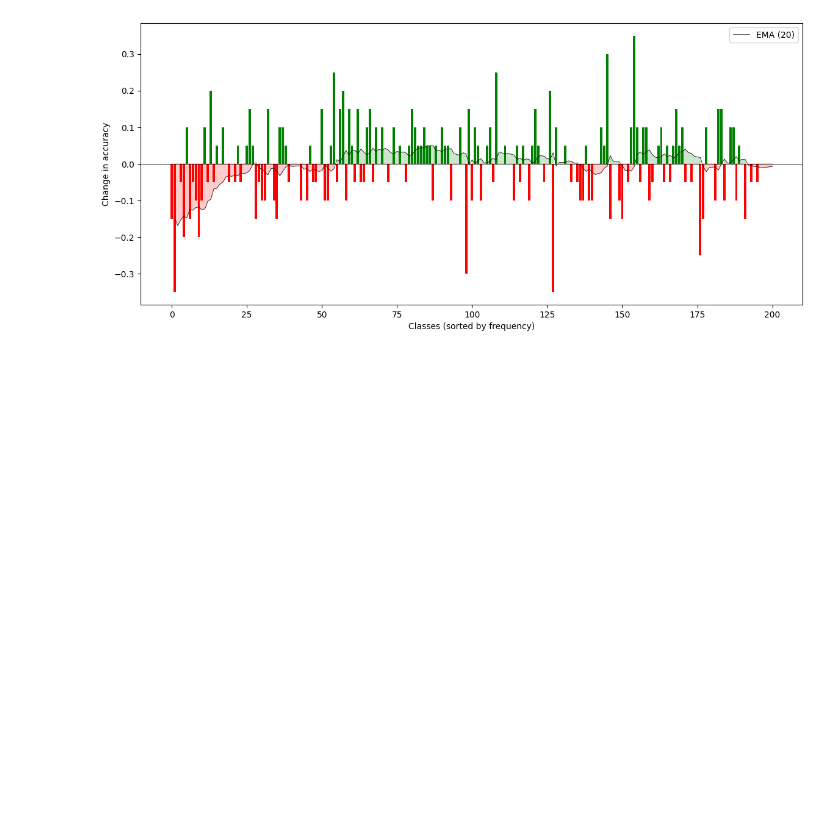
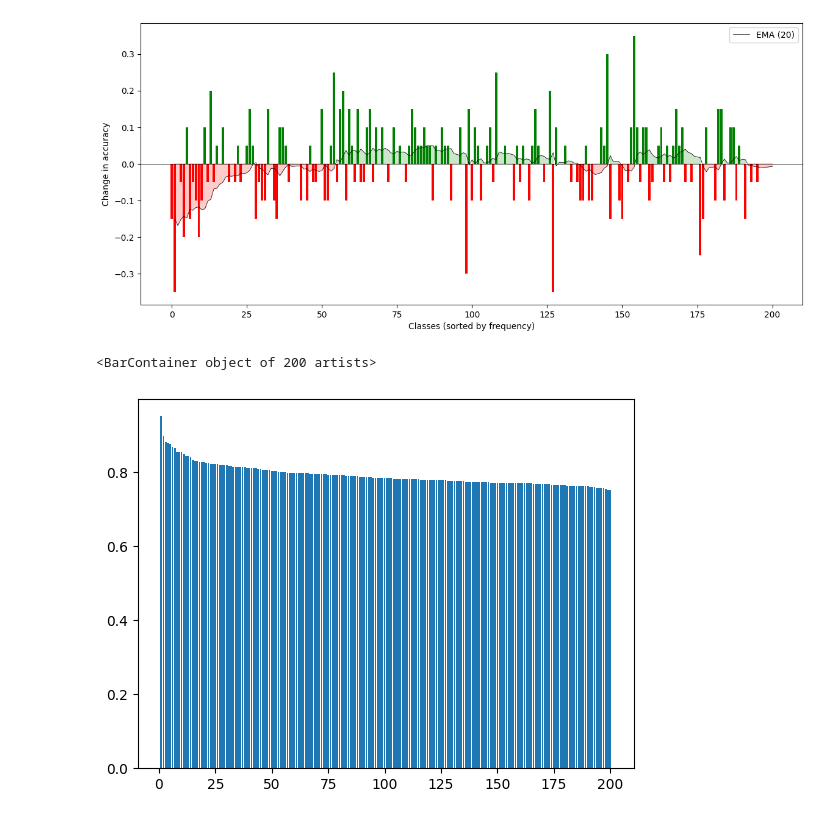
Before and after one commit to Self-Supervised-Learning-CS685/ssl-evaluation, a Jupyter notebook: create_graphs.ipynb, the cells around one changed output. Drawn from its saved outputs; the diff is of its cells as text; code cells hidden in the pictures; blank space fills up the shorter version.

Commit message:
Add threshold visualisation

```diff
--- a/create_graphs.ipynb
+++ b/create_graphs.ipynb
@@ -231,3 +231,35 @@ plt.legend()
 plt.show()
 # %% [output]
 [figure]
+# %%
+thresholds_per_class = [0.7667, 0.7889, 0.7944, 0.7611, 0.7583, 0.7972, 0.8056, 0.7694, 0.7806,
+        0.8139, 0.7639, 0.8194, 0.7694, 0.7694, 0.7972, 0.7667, 0.8278, 0.7806,
+        0.7583, 0.8528, 0.7750, 0.8333, 0.7778, 0.7806, 0.7917, 0.8972, 0.8056,
+        0.8778, 0.7694, 0.8139, 0.7694, 0.8528, 0.7611, 0.7833, 0.7944, 0.7972,
+        0.8194, 0.7722, 0.7500, 0.7667, 0.7806, 0.7889, 0.7750, 0.8111, 0.7778,
+        0.7722, 0.7778, 0.8306, 0.8111, 0.8000, 0.7722, 0.7611, 0.7944, 0.7861,
+        0.7722, 0.7694, 0.7528, 0.8639, 0.7694, 0.7611, 0.8417, 0.7778, 0.7667,
+        0.7750, 0.7694, 0.7639, 0.8194, 0.9500, 0.7833, 0.8194, 0.7722, 0.7556,
+        0.7778, 0.8167, 0.7806, 0.7500, 0.7889, 0.7694, 0.7972, 0.7694, 0.7778,
+        0.7722, 0.7889, 0.7778, 0.7722, 0.7944, 0.7889, 0.7694, 0.7556, 0.7806,
+        0.7694, 0.7833, 0.7778, 0.7972, 0.7722, 0.7722, 0.7861, 0.7972, 0.7750,
+        0.7667, 0.7806, 0.7639, 0.7833, 0.8139, 0.8139, 0.8028, 0.7750, 0.7806,
+        0.8472, 0.7694, 0.7611, 0.8222, 0.7667, 0.7972, 0.8167, 0.8028, 0.8111,
+        0.7833, 0.7861, 0.7806, 0.7722, 0.8056, 0.8528, 0.8083, 0.7694, 0.7694,
+        0.7806, 0.7667, 0.8278, 0.7806, 0.8000, 0.7833, 0.7778, 0.7972, 0.8028,
+        0.7917, 0.8222, 0.7611, 0.7556, 0.7611, 0.7917, 0.8222, 0.8306, 0.8250,
+        0.7861, 0.8389, 0.8667, 0.7611, 0.7556, 0.7778, 0.7694, 0.7667, 0.7750,
+        0.7806, 0.7944, 0.8111, 0.7639, 0.7917, 0.7861, 0.7861, 0.7972, 0.7944,
+        0.7944, 0.7972, 0.8750, 0.8250, 0.7722, 0.7833, 0.7694, 0.7694, 0.7611,
+        0.7639, 0.7694, 0.7750, 0.8806, 0.7778, 0.7778, 0.7583, 0.8139, 0.8000,
+        0.7833, 0.7750, 0.8222, 0.8417, 0.8083, 0.8111, 0.7639, 0.8056, 0.7639,
+        0.8278, 0.7917, 0.7917, 0.8139, 0.7833, 0.7917, 0.7917, 0.8000, 0.7944,
+        0.7889, 0.7611]
+# %%
+#sort
+thresholds_per_class = sorted(thresholds_per_class, reverse=True)
+# %%
+plt.bar(np.arange(1, len(thresholds_per_class) + 1),thresholds_per_class)
+# %% [output]
+<BarContainer object of 200 artists>
+[figure, added]
```
Also changed, not shown: parts of 3 cells of this notebook.
